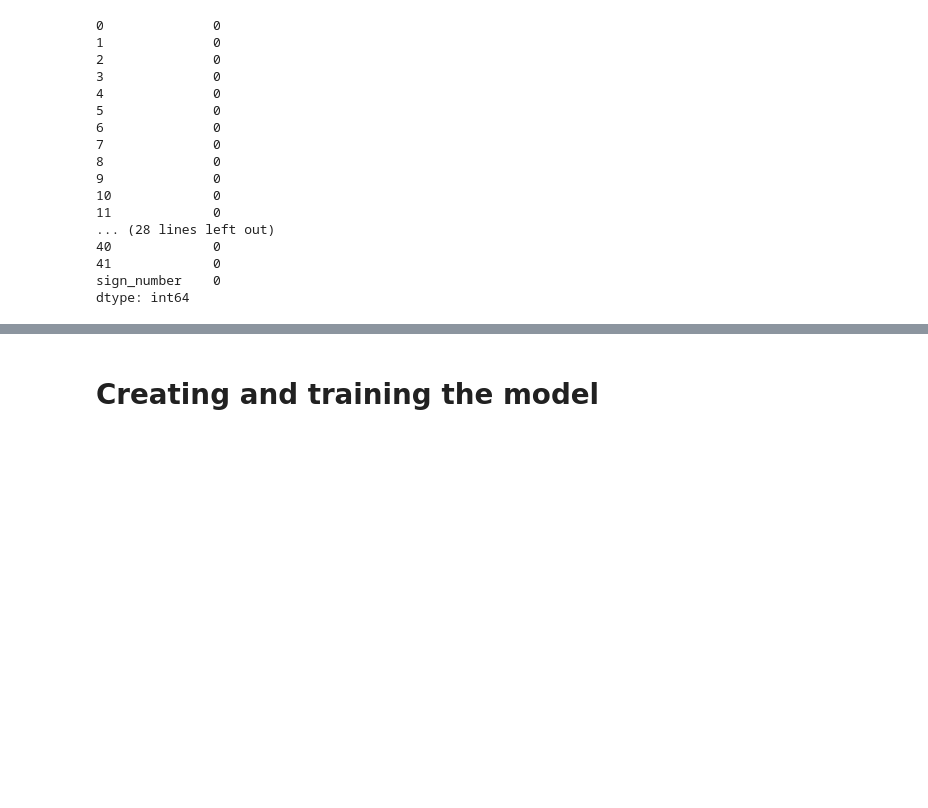
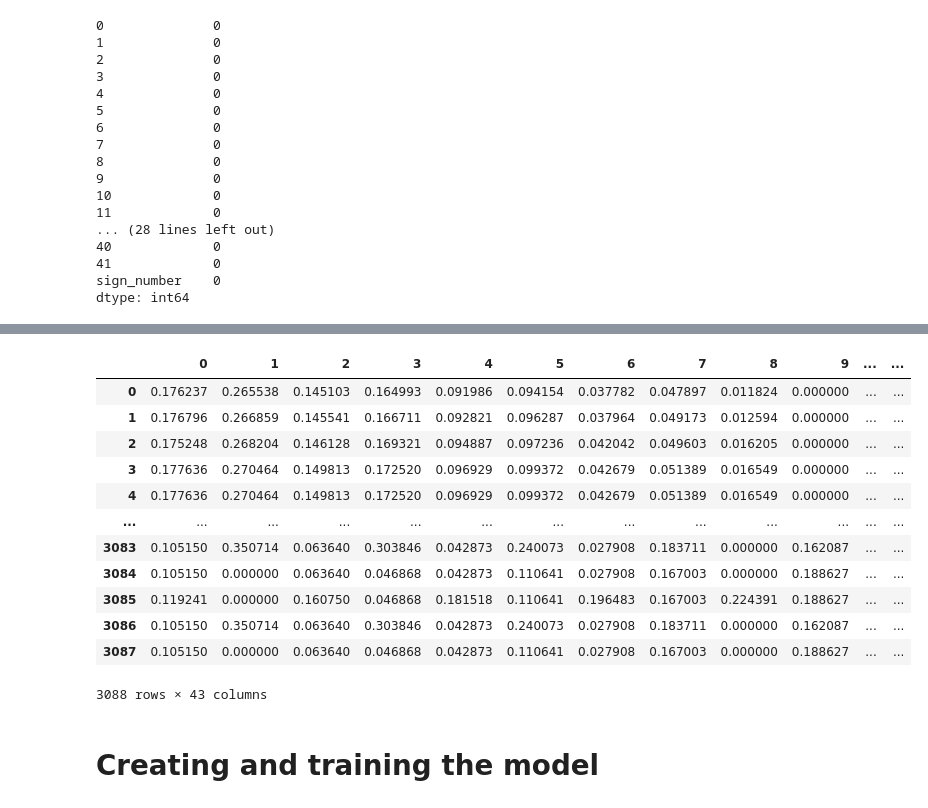
Before and after one commit to YESsPeace/simple-sign-language-detection, a Jupyter notebook: train_model.ipynb, the cells around one changed output, grey strips where cells are left out. Saved outputs shown, nothing was run; the diff lists cells and outputs as text; code cells hidden in the pictures; blank space fills up the shorter version.

Commit message:
Modernized the model by using variety of signs such as vertically mirrored, horizontally mirrored, vertically&horizontally mirrored

```diff
--- a/train_model.ipynb
+++ b/train_model.ipynb
@@ -152,3 +156,46 @@ plt.show()
+# %%
+new_df = df
+
+for i, df_line in df.iterrows():
+    sign_number = df_line['sign_number']
+
+    df_line_x = df_line[:-1:2]
+    df_line_y = df_line[1::2]
+
+    x_min, y_min = df_line_x.min(), df_line_y.min()
+    x_max, y_max = df_line_x.max(), df_line_y.max()
+
+    vertically_mirrored = []
+    horizontal_mirrored = []
+    vertically_horizontally_mirrored = []
+
+    for x, y in zip(df_line_x, df_line_y):
+        vertically_mirrored.extend((x, y_max - y))
+        horizontal_mirrored.extend((x_max - x, y))
+        vertically_horizontally_mirrored.extend((x_max - x, y_max - y))
+
+    vertically_mirrored.append(sign_number + '_0')
+    horizontal_mirrored.append(sign_number + '_1')
+    vertically_horizontally_mirrored.append(sign_number + '_2')
+
+    for mirror in (vertically_mirrored, horizontal_mirrored, vertically_horizontally_mirrored):
+        new_df = pd.concat([new_df, pd.DataFrame([mirror], columns=df.columns)], ignore_index=True)
+
+new_df
+# %% [output]
+|  | 0 | 1 | 2 | 3 | 4 | 5 | 6 | 7 | 8 | 9 | ... | ... |
+| 0 | 0.176237 | 0.265538 | 0.145103 | 0.164993 | 0.091986 | 0.094154 | 0.037782 | 0.047897 | 0.011824 | 0.000000 | ... | ... |
+| 1 | 0.176796 | 0.266859 | 0.145541 | 0.166711 | 0.092821 | 0.096287 | 0.037964 | 0.049173 | 0.012594 | 0.000000 | ... | ... |
+| 2 | 0.175248 | 0.268204 | 0.146128 | 0.169321 | 0.094887 | 0.097236 | 0.042042 | 0.049603 | 0.016205 | 0.000000 | ... | ... |
+| 3 | 0.177636 | 0.270464 | 0.149813 | 0.172520 | 0.096929 | 0.099372 | 0.042679 | 0.051389 | 0.016549 | 0.000000 | ... | ... |
+| 4 | 0.177636 | 0.270464 | 0.149813 | 0.172520 | 0.096929 | 0.099372 | 0.042679 | 0.051389 | 0.016549 | 0.000000 | ... | ... |
+| ... | ... | ... | ... | ... | ... | ... | ... | ... | ... | ... | ... | ... |
+| 3083 | 0.105150 | 0.350714 | 0.063640 | 0.303846 | 0.042873 | 0.240073 | 0.027908 | 0.183711 | 0.000000 | 0.162087 | ... | ... |
+| 3084 | 0.105150 | 0.000000 | 0.063640 | 0.046868 | 0.042873 | 0.110641 | 0.027908 | 0.167003 | 0.000000 | 0.188627 | ... | ... |
+| 3085 | 0.119241 | 0.000000 | 0.160750 | 0.046868 | 0.181518 | 0.110641 | 0.196483 | 0.167003 | 0.224391 | 0.188627 | ... | ... |
+| 3086 | 0.105150 | 0.350714 | 0.063640 | 0.303846 | 0.042873 | 0.240073 | 0.027908 | 0.183711 | 0.000000 | 0.162087 | ... | ... |
+| 3087 | 0.105150 | 0.000000 | 0.063640 | 0.046868 | 0.042873 | 0.110641 | 0.027908 | 0.167003 | 0.000000 | 0.188627 | ... | ... |
+3088 rows × 43 columns
 # %% [markdown]
 # Creating and training the model
 # %%
```
Also changed, not shown: parts of 8 cells of this notebook, 2 other files.
